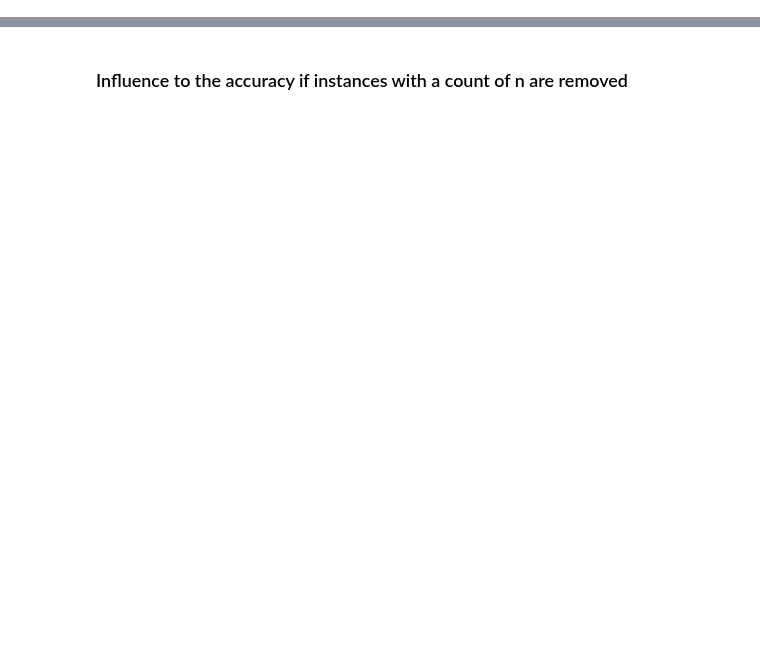
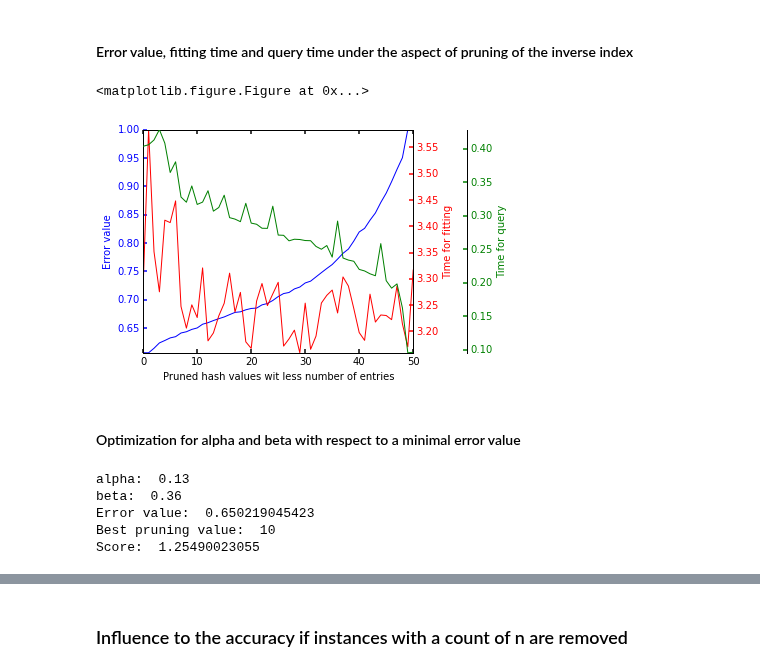
Before and after one commit to joachimwolff/sparse-neighbors-search, a Jupyter notebook: example/Methods to save memory.ipynb, the cells around one changed output, grey strips where cells are left out. Saved outputs shown, nothing was run; the diff lists cells and outputs as text; code cells hidden in the pictures; blank space fills up the shorter version.

Commit message:
Parameter optimization

```diff
--- a/example/Methods to save memory.ipynb
+++ b/example/Methods to save memory.ipynb
@@ -42,0 +163,39 @@ plt.show()
+# %%
+n_neighbors_sklearn = NearestNeighbors()
+n_neighbors_sklearn.fit(datasetBursi)
+neighbors_sklearn = n_neighbors_sklearn.kneighbors(return_distance=False)
+error_list = []
+time_fit_list = []
+time_kneighbors_list = []
+iterations = 3
+distribution_inverse_index = []
+for value in xrange(max(distribution_inverse_index_max[0][0].iterkeys())+1):
+    time_fit_ = 0
+    error_ = 0
+    time_kneighbors_ = 0
+    distribution_inverse_index_ = []
+    for i in xrange(iterations):
+        n_neighbors_minHash_prune = MinHash(number_of_hash_functions=400, prune_inverse_index=value)
+        time_start = time.time()
+        n_neighbors_minHash_prune.fit(datasetBursi)
+        distribution_inverse_index_.append(n_neighbors_minHash_prune.get_distribution_of_inverse_index())
+        time_end = time.time() - time_start
+        time_fit_ += time_end
+        time_start = time.time()
+        neighbors = n_neighbors_minHash_prune.kneighbors(return_distance=False, fast=False)
+        time_end = time.time() - time_start
+        time_kneighbors_ += time_end
+        accuracy_value = 0
+        for x, y in zip(neighbors, neighbors_sklearn):
+            accuracy_value += accuracy_score(x, y)
+        error_ += 1 - (accuracy_value / len(neighbors))
+        %xdel neighbors
+        %xdel n_neighbors_minHash_prune
+    time_fit_list.append(time_fit_ / iterations)
+    time_kneighbors_list.append(time_kneighbors_ / iterations)
+    error_list.append(error_ / iterations)
+    dict_for_memory = {}
+    for i in xrange(iterations):
+        dict_for_memory = dict(Counter(dict_for_memory)+Counter(distribution_inverse_index_[i][0]))
+    dict_for_memory.update((x, y / iterations) for x, y in dict_for_memory.items())
+    distribution_inverse_index.append([dict_for_memory])
@@ -42,0 +225,41 @@ plt.show()
+# %% [markdown]
+#### Error value, fitting time and query time under the aspect of pruning of the inverse index
+# %%
+createPlot(range(max(distribution_inverse_index_max[0][0].iterkeys())+1), error_list, time_fit_list, time_kneighbors_list,
+           "Pruned hash values wit less number of entries", "Error value",
+           "Time for fitting", "Time for query")
+# %% [output]
+<matplotlib.figure.Figure at 0x...>
+[figure, added]
+# %% [markdown]
+#### Optimization for alpha and beta with respect to a minimal error value
+# %%
+min_error_value = 1
+best_alpha = 0
+best_beta = 0
+best_score = 0
+best_pruning_value = 0
+epsilon = 0.05 # allow a variance of factor epsilon for the error value
+for alpha_ in np.arange(0.01, 2 ,0.01):
+    for beta_ in np.arange(0.01, 2, 0.01):
+        result = compute_score(error_list, memory_list, time_fit_list, max_memory, max_time, alpha=alpha_, beta=beta_)
+#         print error_list[result[1][0][0]]
+        if max_error + epsilon > error_list[result[1][0][0]]:
+            if (min_error_value + epsilon) > error_list[result[1][0][0]]:
+                best_score = result[0]
+                best_alpha = alpha_
+                best_beta = beta_
+                min_error_value = error_list[result[1][0][0]]
+                best_pruning_value = result[1][0][0]
+
+print "alpha: ", best_alpha
+print "beta: ", best_beta
+print "Error value: ", min_error_value
+print "Best pruning value: ", best_pruning_value
+print "Score: ", best_score
+# %% [output]
+alpha:  0.13
+beta:  0.36
+Error value:  0.650219045423
+Best pruning value:  10
+Score:  1.25490023055
```
Also changed, not shown: parts of 24 cells of this notebook.
